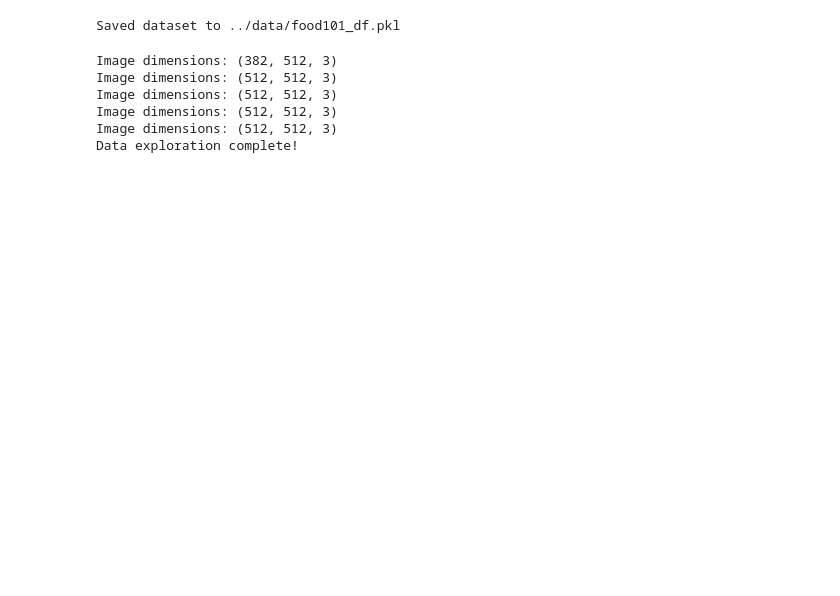
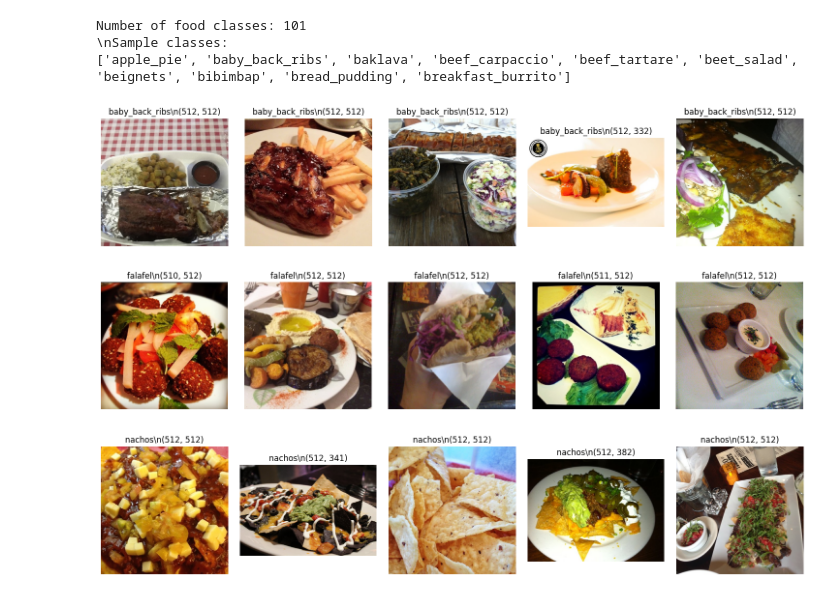
Before and after one commit to angel-vlzqz/440, a Jupyter notebook: OpenEndedResearch/notebooks/01_data_exploration.ipynb, the cells around one changed output. Drawn from its saved outputs; the diff is of its cells as text; code cells hidden in the pictures; blank space fills up the shorter version.

```diff
--- a/OpenEndedResearch/notebooks/01_data_exploration.ipynb
+++ b/OpenEndedResearch/notebooks/01_data_exploration.ipynb
@@ -172,26 +12,47 @@ Missing images: 0
-# %%
-# Save processed dataframe for use in other notebooks
-food101_df.to_pickle("../data/food101_df.pkl")
-print("Saved dataset to ../data/food101_df.pkl")
-# %% [output]
-Saved dataset to ../data/food101_df.pkl
-# %%
-# Verify image dimensions
-def get_image_dimensions(image_path):
-    img = cv2.imread(image_path)
-    return img.shape
-
-# Sample a few images to check dimensions
-sample_images = food101_df['image_path'].sample(5).tolist()
-for img_path in sample_images:
-    dims = get_image_dimensions(img_path)
-    print(f"Image dimensions: {dims}")
-
-print("Data exploration complete!")
-# %% [output]
-Image dimensions: (382, 512, 3)
-Image dimensions: (512, 512, 3)
-Image dimensions: (512, 512, 3)
-Image dimensions: (512, 512, 3)
-Image dimensions: (512, 512, 3)
-Data exploration complete!
+# %%
+# Define paths
+DATASET_PATH = '../food-101'
+IMAGES_PATH = os.path.join(DATASET_PATH, 'images')
+META_PATH = os.path.join(DATASET_PATH, 'meta')
+# %%
+# Load and explore dataset metadata
+def load_class_list():
+    meta_classes = os.listdir(IMAGES_PATH)
+    meta_classes = [c for c in meta_classes if not c.startswith('.')]
+    return sorted(meta_classes)
+
+food_classes = load_class_list()
+print(f'Number of food classes: {len(food_classes)}')
+print('\\nSample classes:')
+print(food_classes[:10])
+# %% [output]
+Number of food classes: 101
+\nSample classes:
+['apple_pie', 'baby_back_ribs', 'baklava', 'beef_carpaccio', 'beef_tartare', 'beet_salad', 'beignets', 'bibimbap', 'bread_pudding', 'breakfast_burrito']
+# %%
+
+# Function to display random images from the dataset
+def display_random_images(class_name, num_images=5):
+    class_path = os.path.join(IMAGES_PATH, class_name)
+    images = os.listdir(class_path)
+    images = [img for img in images if img.endswith('.jpg')]
+    selected_images = np.random.choice(images, num_images, replace=False)
+
+    plt.figure(figsize=(15, 3))
+    for i, img_name in enumerate(selected_images, 1):
+        img_path = os.path.join(class_path, img_name)
+        img = Image.open(img_path)
+        plt.subplot(1, num_images, i)
+        plt.imshow(img)
+        plt.axis('off')
+        plt.title(f'{class_name}\\n{img.size}')
+    plt.tight_layout()
+    plt.show()
+# %%
+# Display random images from a few classes
+for food_class in np.random.choice(food_classes, 3, replace=False):
+    display_random_images(food_class)
+# %% [output]
+[figure, added]
+[figure, added]
+[figure, added]
```
Also changed, not shown: parts of 9 cells of this notebook, 12 other files.
